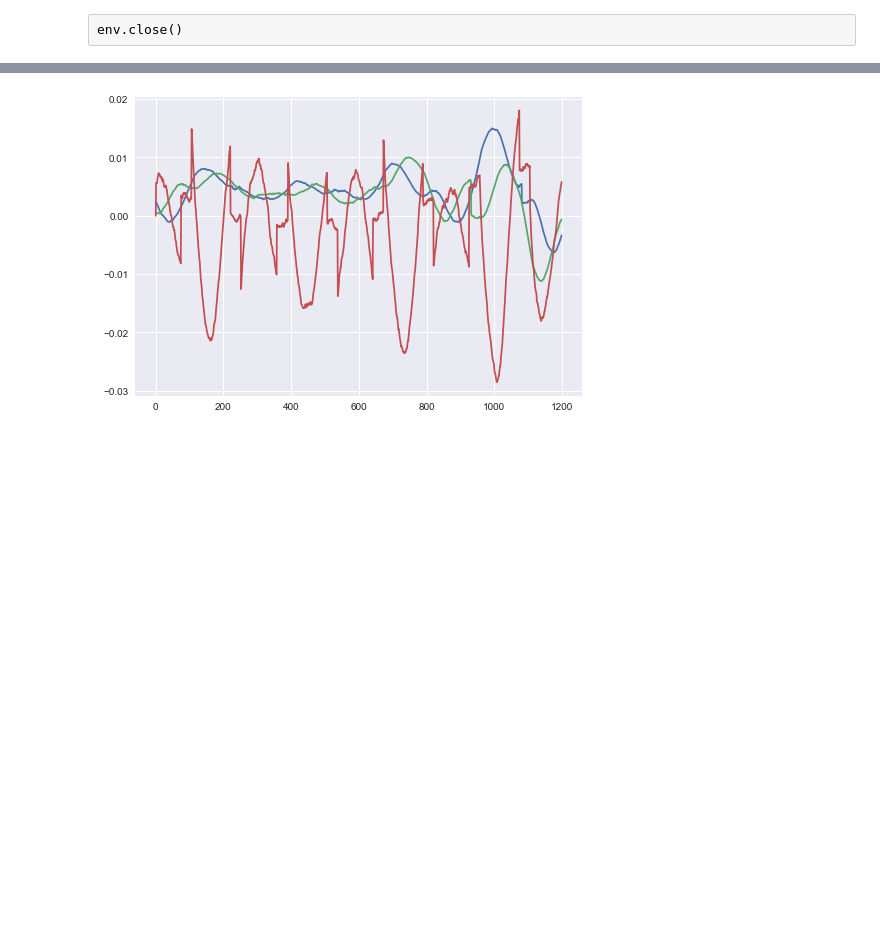
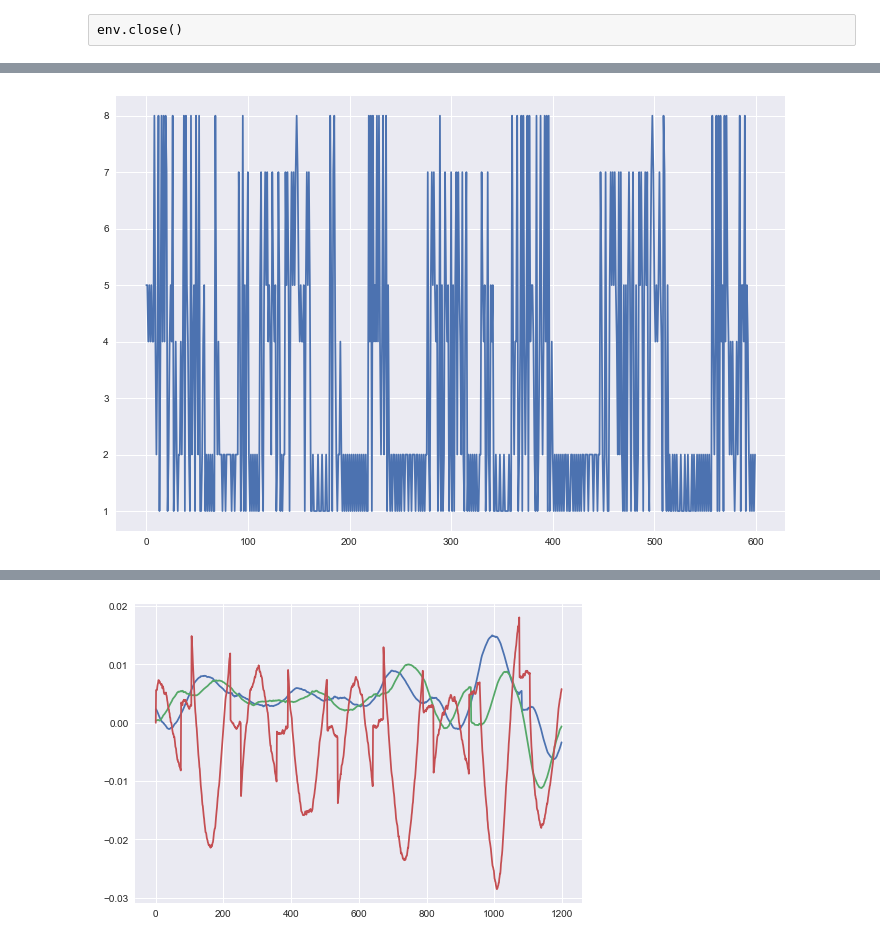
Before and after one commit to jcsharp/DriveIt, a Jupyter notebook: Oracle-Multi.ipynb, the cells around one changed output, grey strips where cells are left out. Saved outputs shown, nothing was run; the diff lists cells and outputs as text; code cells hidden in the pictures; blank space fills up the shorter version.

```diff
--- a/Oracle-Multi.ipynb
+++ b/Oracle-Multi.ipynb
@@ -117,0 +115,4 @@ sns.set()
+# %%
+_ = plt.plot([a for a in actions])
+# %% [output]
+[figure, added]
```
Also changed, not shown: parts of 8 cells of this notebook.
